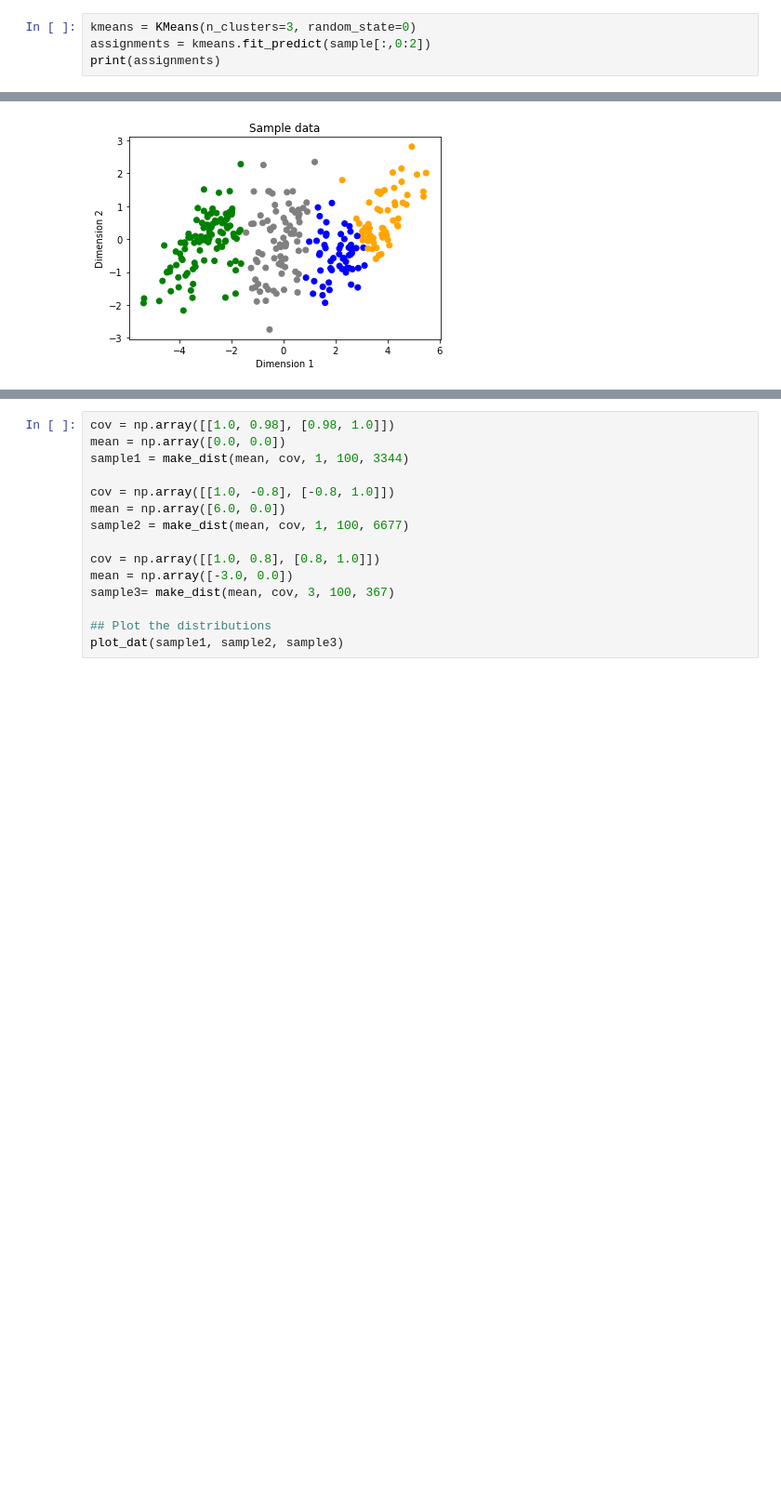
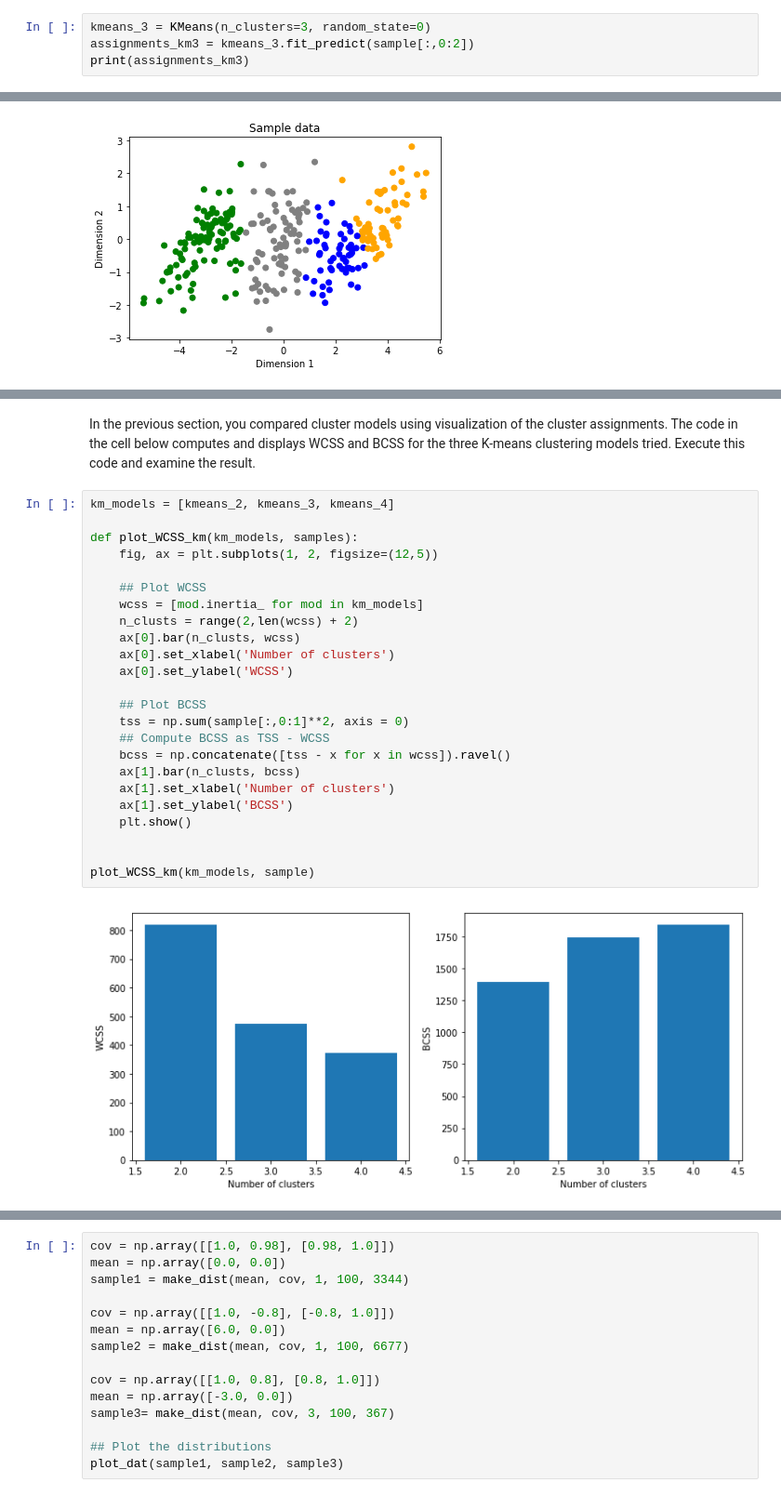
Before and after one commit to syslin/-MicrosoftLearning-Principles-of-Machine-Learning-Python, a Jupyter notebook: Module7/IntroToUnsupervisedLearning.ipynb, the cells around one changed output, grey strips where cells are left out. Shown at 93% size. Cells and saved outputs as stored; diff of their text form; blank space fills up the shorter version.

```diff
--- a/Module7/IntroToUnsupervisedLearning.ipynb
+++ b/Module7/IntroToUnsupervisedLearning.ipynb
@@ -68,7 +119,7 @@ sample.shape
 # %%
-kmeans = KMeans(n_clusters=3, random_state=0)
-assignments = kmeans.fit_predict(sample[:,0:2])
-print(assignments)
+kmeans_3 = KMeans(n_clusters=3, random_state=0)
+assignments_km3 = kmeans_3.fit_predict(sample[:,0:2])
+print(assignments_km3)
 # %% [output]
 [2 2 2 0 2 2 2 2 1 2 1 2 2 2 2 2 0 2 2 2 2 2 2 1 1 2 2 2 1 1 2 2 1 2 2 2 2
  2 2 2 2 1 2 2 1 2 2 2 2 2 2 1 2 2 2 2 2 2 2 2 2 2 2 2 2 2 2 2 2 2 2 2 2 2
@@ -125,0 +267,28 @@ plot_clusters(sample, assignments_ag4)
+# %% [markdown]
+In the previous section, you compared cluster models using visualization of the cluster assignments. The code in the cell below computes and displays WCSS and BCSS for the three K-means clustering models tried. Execute this code and examine the result.
+# %%
+km_models = [kmeans_2, kmeans_3, kmeans_4]
+
+def plot_WCSS_km(km_models, samples):
+    fig, ax = plt.subplots(1, 2, figsize=(12,5))
+
+    ## Plot WCSS
+    wcss = [mod.inertia_ for mod in km_models]
+    n_clusts = range(2,len(wcss) + 2)
+    ax[0].bar(n_clusts, wcss)
+    ax[0].set_xlabel('Number of clusters')
+    ax[0].set_ylabel('WCSS')
+
+    ## Plot BCSS
+    tss = np.sum(sample[:,0:1]**2, axis = 0)
+    ## Compute BCSS as TSS - WCSS
+    bcss = np.concatenate([tss - x for x in wcss]).ravel()
+    ax[1].bar(n_clusts, bcss)
+    ax[1].set_xlabel('Number of clusters')
+    ax[1].set_ylabel('BCSS')
+    plt.show()
+
+
+plot_WCSS_km(km_models, sample)
+# %% [output]
+[figure, added]
```
Also changed, not shown: parts of 46 cells of this notebook.
